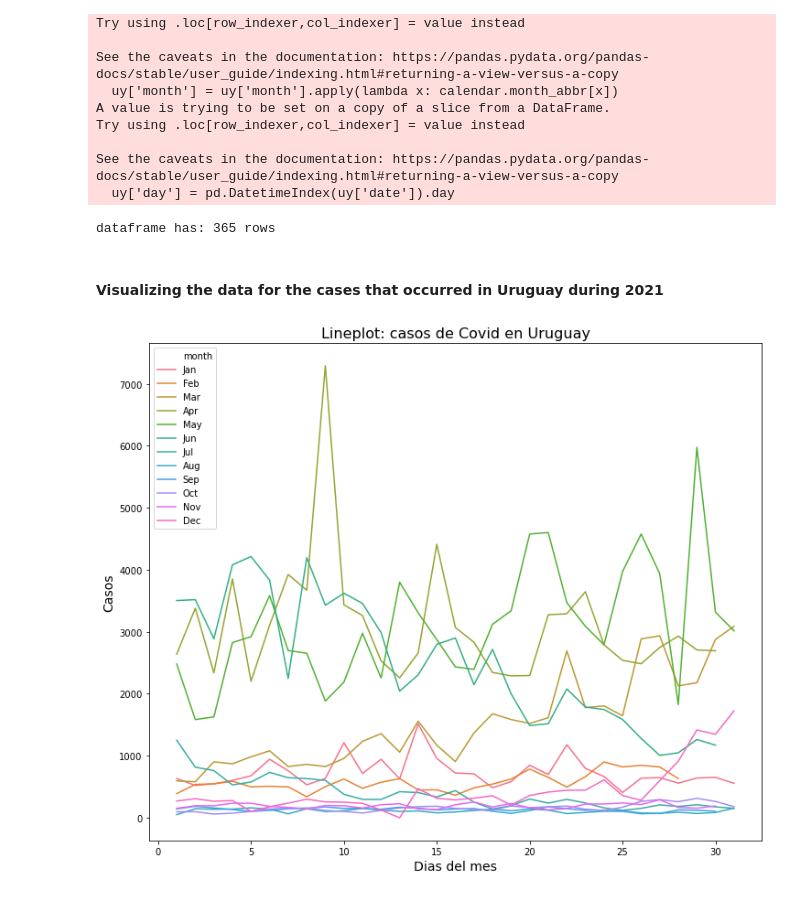
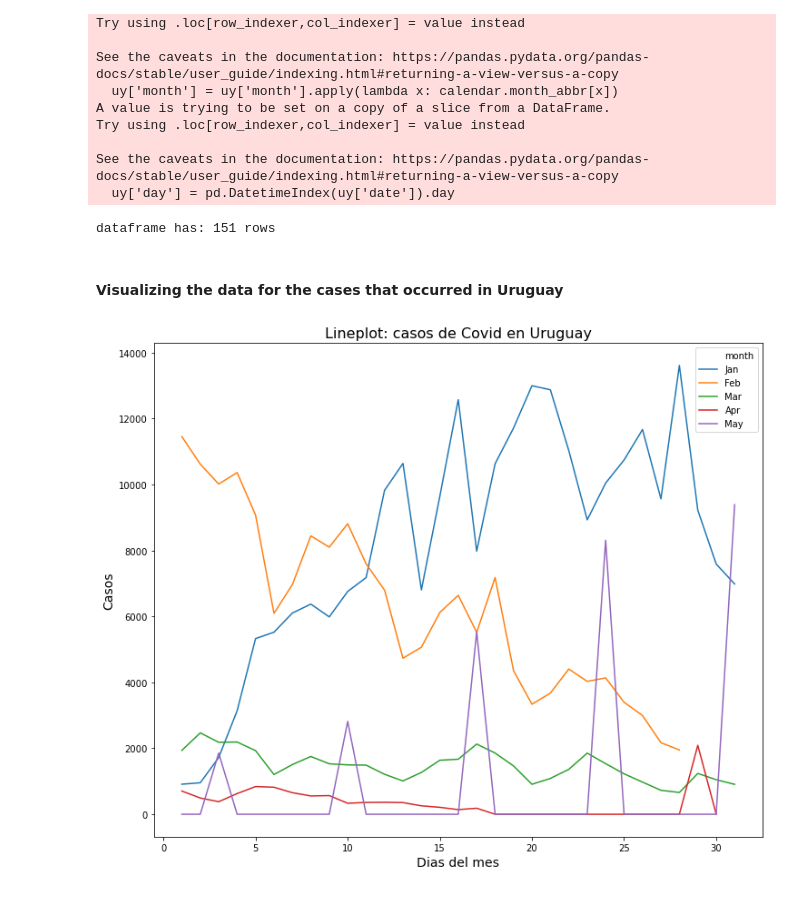
Before and after one commit to fvgm-spec/data_analysis, a Jupyter notebook: covid_data_analysis.ipynb, the cells around one changed output. Cells and saved outputs as stored; diff of their text form; code cells hidden in the pictures.

```diff
--- a/covid_data_analysis.ipynb
+++ b/covid_data_analysis.ipynb
@@ -60,7 +60,8 @@ uy['month'] = uy['month'].apply(lambda x: calendar.month_abbr[x])
 uy['day'] = pd.DatetimeIndex(uy['date']).day
 
 #Selecting data for 2021 year only
-uy21 = uy[uy["year"] == 2021]
+#uy21 = uy[uy["year"] == 2021]
+uy22 = uy[uy["year"] == 2022]
 # %% [output]
 A value is trying to be set on a copy of a slice from a DataFrame.
 Try using .loc[row_indexer,col_indexer] = value instead
@@ -84,23 +85,23 @@ See the caveats in the documentation: https://pandas.pydata.org/pandas-docs/stab
   uy['day'] = pd.DatetimeIndex(uy['date']).day
 # %%
 # How many rows has the new dataframe?
-print('dataframe has: {} rows'.format(uy21.shape[0]))
+print('dataframe has: {} rows'.format(uy22.shape[0]))
 # %% [output]
-dataframe has: 365 rows
+dataframe has: 151 rows
 # %% [markdown]
-#### Visualizing the data for the cases that occurred in Uruguay during 2021
+#### Visualizing the data for the cases that occurred in Uruguay
 # %%
 plt.figure(figsize=(12,10))
 plt.xticks(rotation=0)
 sns.lineplot(x="day",
             y="new_cases",
             hue="month",
-            data=uy21)
+            data=uy22)
 plt.ylabel("Casos", size=14)
 plt.xlabel("Dias del mes", size=14)
 plt.title("Lineplot: casos de Covid en Uruguay", size=16)
 
 # Utilizando la funcion plt.show() se logra visualizar la grafica
 plt.show()
 # %% [output]
-[figure, old version]
+[figure, new version]
```
Also changed, not shown: parts of 4 cells of this notebook.
